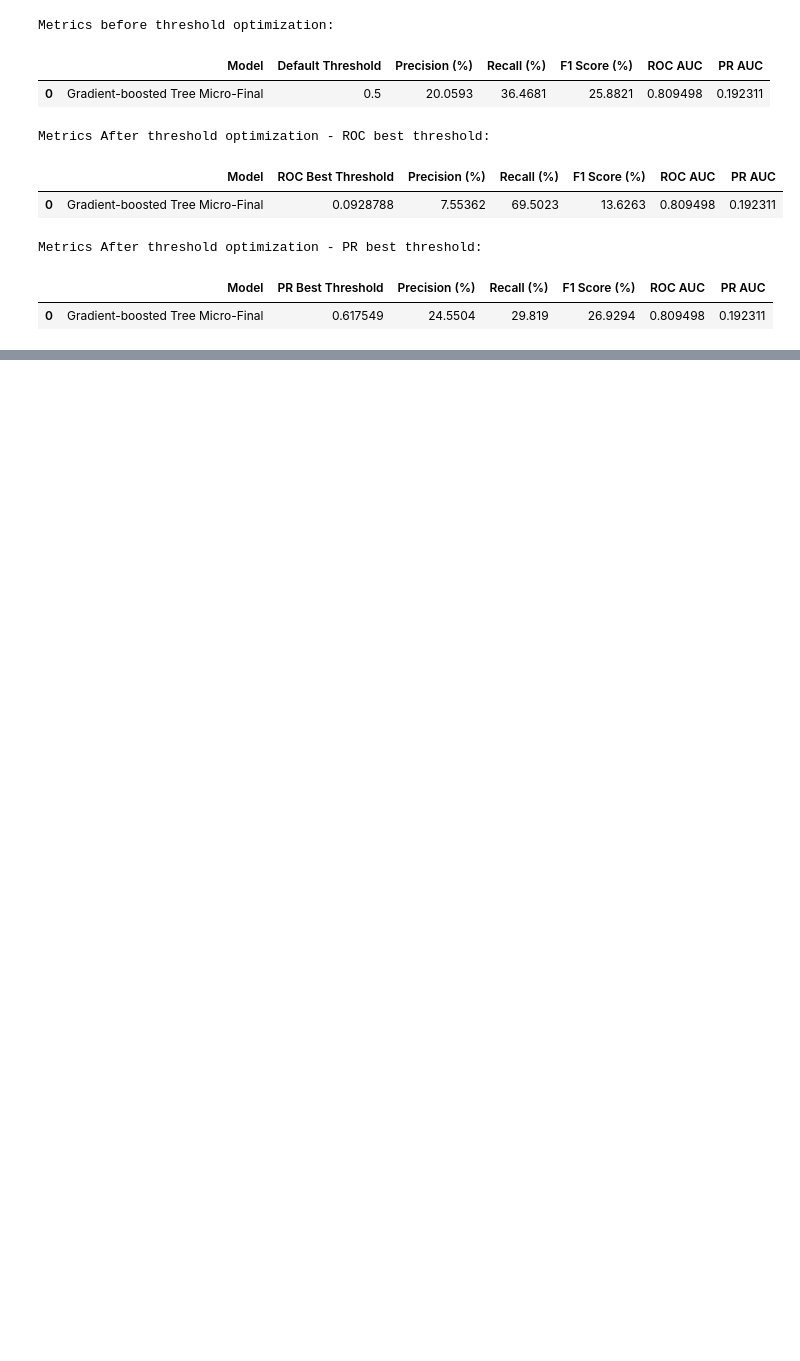
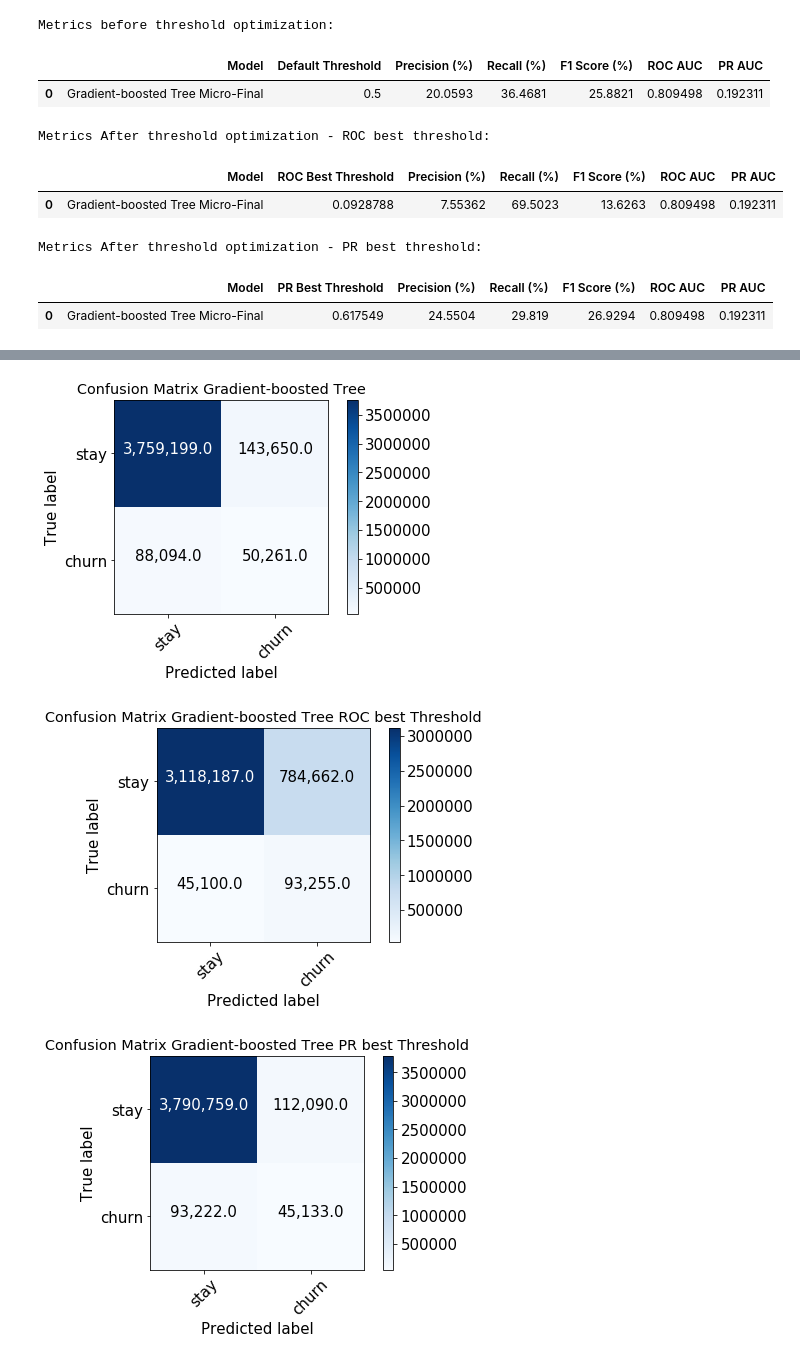
Before and after one commit to ViDurand/ChurnPrediction_EnergyCompany, a Jupyter notebook: src/AD_ChurnPrediction_Modeling_Micro.ipynb, the cells around one changed output, grey strips where cells are left out. Drawn from its saved outputs; the diff is of its cells as text; code cells hidden in the pictures; blank space fills up the shorter version.

```diff
--- a/src/AD_ChurnPrediction_Modeling_Micro.ipynb
+++ b/src/AD_ChurnPrediction_Modeling_Micro.ipynb
@@ -1668,0 +1794,43 @@ Metrics After threshold optimization - PR best threshold:
+# %%
+# Threshold optimization: with ROC Curve best threshold
+predict_test_gbt_micro_final_3_months = get_optimal_threshold_results(
+    predictions_df = predict_test_gbt_micro_final_3_months,
+    threshold = best_thresh_roc_curve_gbt_micro_final_3_months,
+    proba_col = 'churn_probability',
+    new_prediction_col = 'prediction_roc_th'
+)
+# Threshold optimization: with PR Curve best threshold
+predict_test_gbt_micro_final_3_months = get_optimal_threshold_results(
+    predictions_df = predict_test_gbt_micro_final_3_months,
+    threshold = best_thresh_pr_curve_gbt_micro_final_3_months,
+    proba_col = 'churn_probability',
+    new_prediction_col = 'prediction_pr_th'
+)
+# %%
+# Computing the new confusion matrix: ROC Curve best threshold
+cm_roc_gbt_micro_final_3_months = conpute_confusion_matrix(predict_test_gbt_micro_final_3_months, 'prediction_roc_th', 'label')
+
+# Computing the new confusion matrix: PR Curve best threshold
+cm_pr_gbt_micro_final_3_months = conpute_confusion_matrix(predict_test_gbt_micro_final_3_months, 'prediction_pr_th', 'label')
+# %%
+# Evaluation metrics calculation
+precision_gbt_micro_final_3_months, recall_gbt_micro_final_3_months, fscore_gbt_micro_final_3_months = evaluate_model(
+    confusion_matrix = cm_gbt_micro_final_3_months,
+    model_name = 'Gradient-boosted Tree'
+)
+
+# Computing new evaluation metrics: ROC Curve best threshold
+precision_roc_gbt_micro_final_3_months, recall_roc_gbt_micro_final_3_months, fscore_roc_gbt_micro_final_3_months = evaluate_model(
+    confusion_matrix = cm_roc_gbt_micro_final_3_months,
+    model_name = 'Gradient-boosted Tree ROC best Threshold'
+)
+
+# Computing new evaluation metrics: PR Curve best threshold
+precision_pr_gbt_micro_final_3_months, recall_pr_gbt_micro_final_3_months, fscore_pr_gbt_micro_final_3_months = evaluate_model(
+    confusion_matrix = cm_pr_gbt_micro_final_3_months,
+    model_name = 'Gradient-boosted Tree PR best Threshold'
+)
+# %% [output]
+[figure, added]
+[figure, added]
+[figure, added]
```
Also changed, not shown: parts of 16 cells of this notebook, 25 other files.
